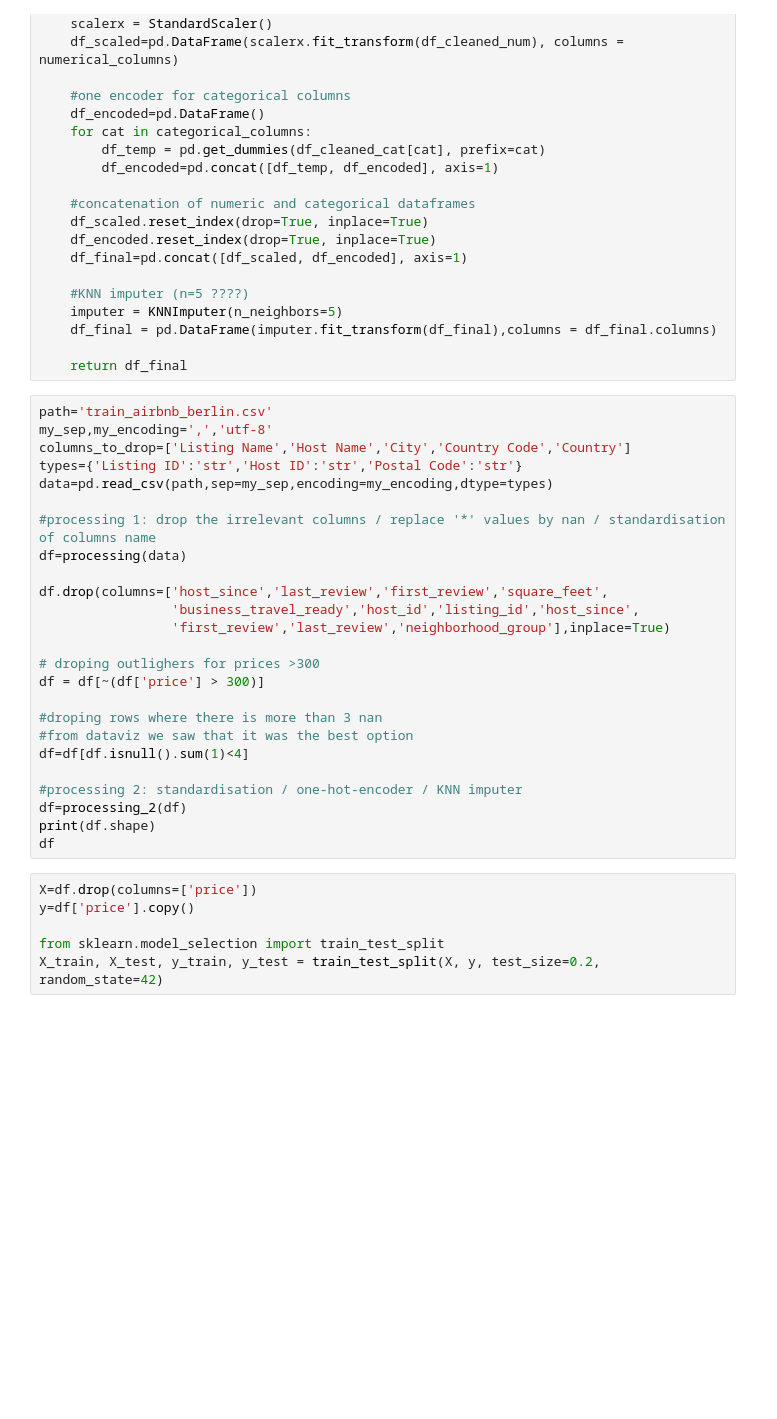
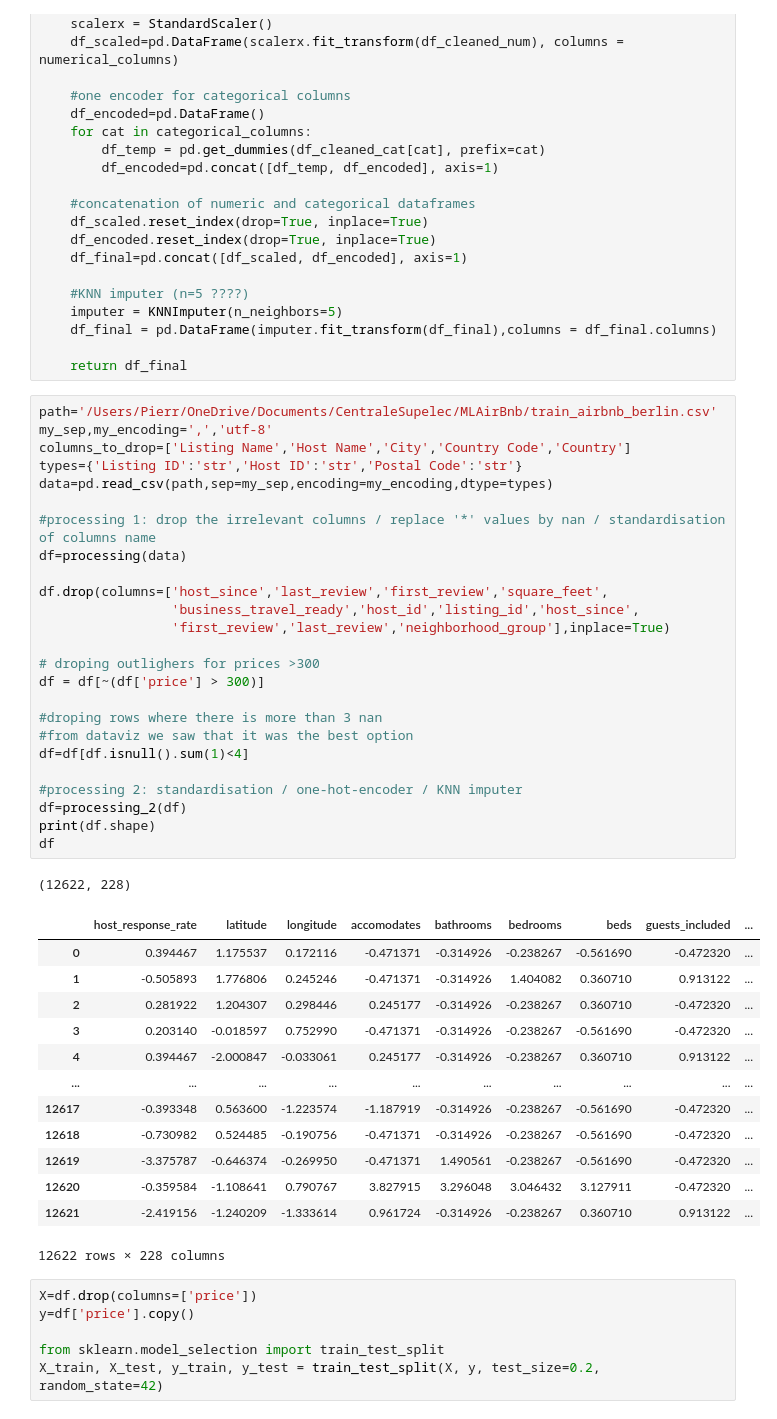
Before and after one commit to PierreKLN/ML---AirBnbBerlin, a Jupyter notebook: Processing.ipynb, the cells around one changed output. Saved outputs shown, nothing was run; the diff lists cells and outputs as text; blank space fills up the shorter version.

```diff
--- a/Processing.ipynb
+++ b/Processing.ipynb
@@ -96,30 +96,45 @@ def processing_2(df):
 
     return df_final
 # %%
-path='train_airbnb_berlin.csv'
+path='/Users/Pierr/OneDrive/Documents/CentraleSupelec/MLAirBnb/train_airbnb_berlin.csv'
 my_sep,my_encoding=',','utf-8'
 columns_to_drop=['Listing Name','Host Name','City','Country Code','Country']
 types={'Listing ID':'str','Host ID':'str','Postal Code':'str'}
 data=pd.read_csv(path,sep=my_sep,encoding=my_encoding,dtype=types)
 
 #processing 1: drop the irrelevant columns / replace '*' values by nan / standardisation of columns name
 df=processing(data)
 
 df.drop(columns=['host_since','last_review','first_review','square_feet',
                  'business_travel_ready','host_id','listing_id','host_since',
                  'first_review','last_review','neighborhood_group'],inplace=True)
 
 # droping outlighers for prices >300
 df = df[~(df['price'] > 300)]
 
 #droping rows where there is more than 3 nan
 #from dataviz we saw that it was the best option
 df=df[df.isnull().sum(1)<4]
 
 #processing 2: standardisation / one-hot-encoder / KNN imputer
 df=processing_2(df)
 print(df.shape)
 df
+# %% [output]
+(12622, 228)
+|  | host_response_rate | latitude | longitude | accomodates | bathrooms | bedrooms | beds | guests_included | ... |
+| 0 | 0.394467 | 1.175537 | 0.172116 | -0.471371 | -0.314926 | -0.238267 | -0.561690 | -0.472320 | ... |
+| 1 | -0.505893 | 1.776806 | 0.245246 | -0.471371 | -0.314926 | 1.404082 | 0.360710 | 0.913122 | ... |
+| 2 | 0.281922 | 1.204307 | 0.298446 | 0.245177 | -0.314926 | -0.238267 | 0.360710 | -0.472320 | ... |
+| 3 | 0.203140 | -0.018597 | 0.752990 | -0.471371 | -0.314926 | -0.238267 | -0.561690 | -0.472320 | ... |
+| 4 | 0.394467 | -2.000847 | -0.033061 | 0.245177 | -0.314926 | -0.238267 | 0.360710 | 0.913122 | ... |
+| ... | ... | ... | ... | ... | ... | ... | ... | ... | ... |
+| 12617 | -0.393348 | 0.563600 | -1.223574 | -1.187919 | -0.314926 | -0.238267 | -0.561690 | -0.472320 | ... |
+| 12618 | -0.730982 | 0.524485 | -0.190756 | -0.471371 | -0.314926 | -0.238267 | -0.561690 | -0.472320 | ... |
+| 12619 | -3.375787 | -0.646374 | -0.269950 | -0.471371 | 1.490561 | -0.238267 | -0.561690 | -0.472320 | ... |
+| 12620 | -0.359584 | -1.108641 | 0.790767 | 3.827915 | 3.296048 | 3.046432 | 3.127911 | -0.472320 | ... |
+| 12621 | -2.419156 | -1.240209 | -1.333614 | 0.961724 | -0.314926 | -0.238267 | 0.360710 | 0.913122 | ... |
+12622 rows × 228 columns
 # %%
 X=df.drop(columns=['price'])
 y=df['price'].copy()
```
Also changed, not shown: parts of 9 cells of this notebook.
